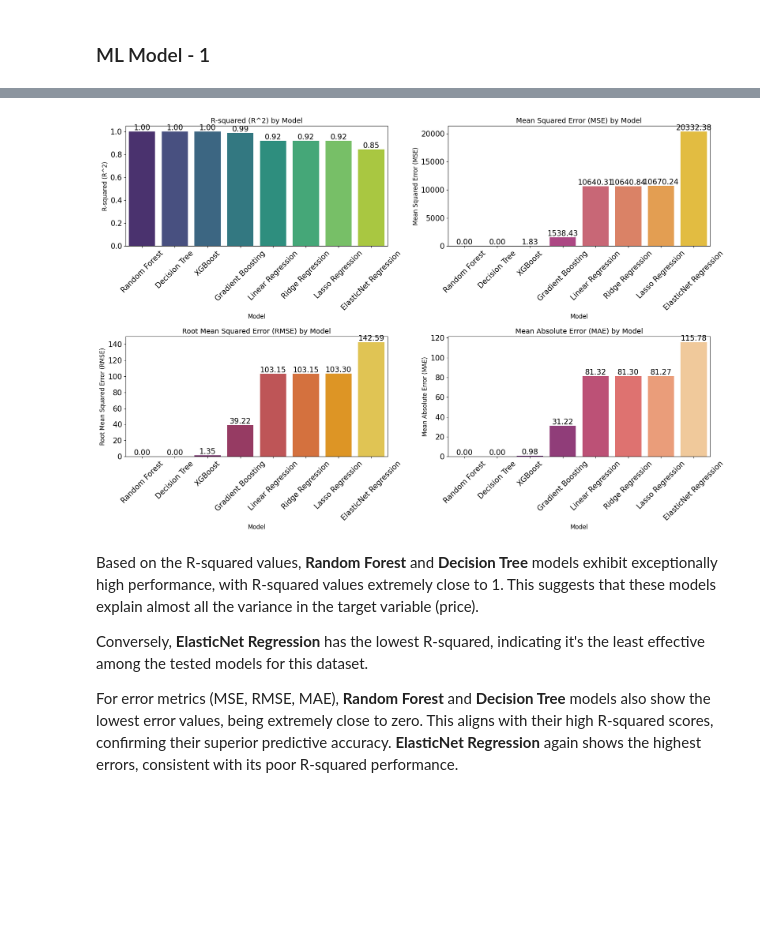
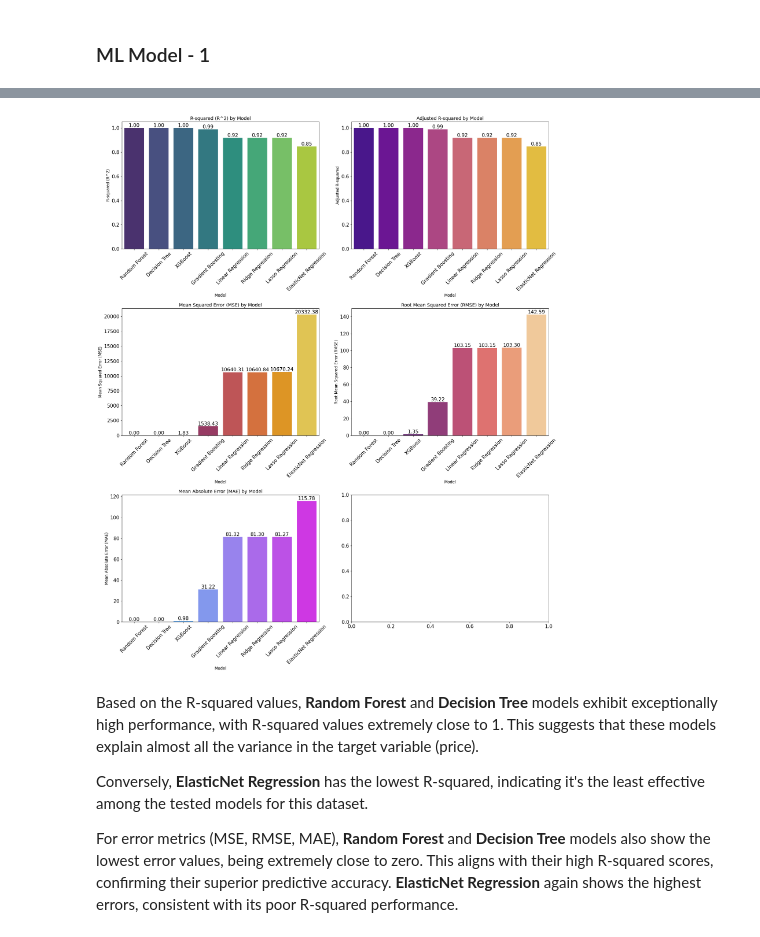
Before and after one commit to amol004/Voyage-Analytics-Integrating-MLOps-in-Travel, a Jupyter notebook: Capstone_Project_Productionization_of_ML_Systems.ipynb, the cells around one changed output, grey strips where cells are left out. Saved outputs shown, nothing was run; the diff lists cells and outputs as text; code cells hidden in the pictures; blank space fills up the shorter version.

```diff
--- a/Capstone_Project_Productionization_of_ML_Systems.ipynb
+++ b/Capstone_Project_Productionization_of_ML_Systems.ipynb
@@ -1279,14 +1279,18 @@ regression_models = {
     "Ridge Regression": Ridge(),
     "Lasso Regression": Lasso(),
     "ElasticNet Regression": ElasticNet(),
-    "Decision Tree": DecisionTreeRegressor(random_state=42),  # Added random_state for reproducibility
-    "Random Forest": RandomForestRegressor(random_state=42), # Added random_state for reproducibility
-    "Gradient Boosting": GradientBoostingRegressor(random_state=42),
-    "XGBoost": xgb.XGBRegressor(random_state=42) # Added XGBoost with random_state
+    "Decision Tree": DecisionTreeRegressor(),
+    "Random Forest": RandomForestRegressor(),
+    "Gradient Boosting": GradientBoostingRegressor(),
+    "XGBoost": xgb.XGBRegressor()
 }
 
 # List to store performance metrics for each model
 performance_records = []
+
+# Get number of samples (n) and features (p) for Adjusted R-squared calculation
+n = X_train.shape[0]
+p = X_train.shape[1]
 
 # Iterate through each model, train, predict, and evaluate
 for model_name, model_instance in regression_models.items():
@@ -1304,13 +1308,17 @@ for model_name, model_instance in regression_models.items():
     mean_abs_error = mean_absolute_error(y_test, y_prediction)
     r2_score_value = r2_score(y_test, y_prediction)
 
+    # Calculate Adjusted R-squared
+    adjusted_r2 = 1 - (1 - r2_score_value) * ((n - 1) / (n - p - 1))
+
     # Store the results in a dictionary
     performance_records.append({
         "Model": model_name,
         "Mean Squared Error (MSE)": mean_sq_error,
         "Root Mean Squared Error (RMSE)": root_mean_sq_error,
         "Mean Absolute Error (MAE)": mean_abs_error,
-        "R-squared (R^2)": r2_score_value
+        "R-squared (R^2)": r2_score_value,
+        "Adjusted R-squared": adjusted_r2
     })
 
 # Convert the list of dictionaries to a Pandas DataFrame for easy viewing
@@ -1345,27 +1353,25 @@ Training and evaluating: XGBoost
 # %%
-# Visualizing evaluation Metric Score chart
-
-fig, axes = plt.subplots(nrows=2, ncols=2, figsize=(18, 12))
+fig, axes = plt.subplots(nrows=3, ncols=2, figsize=(20, 24))
 axes = axes.flatten()
 
-metrics = ['R-squared (R^2)', 'Mean Squared Error (MSE)', 'Root Mean Squared Error (RMSE)', 'Mean Absolute Error (MAE)']
-colors = ['viridis', 'plasma', 'inferno', 'magma']
+metrics = ['R-squared (R^2)', 'Adjusted R-squared', 'Mean Squared Error (MSE)', 'Root Mean Squared Error (RMSE)', 'Mean Absolute Error (MAE)']
+colors = ['viridis', 'plasma', 'inferno', 'magma', 'cool']
 
 for i, metric in enumerate(metrics):
     sns.barplot(x='Model', y=metric, data=model_performance_df, ax=axes[i], palette=colors[i])
     axes[i].set_title(f'{metric} by Model', fontsize=14)
     axes[i].set_xlabel('Model', fontsize=12)
     axes[i].set_ylabel(metric, fontsize=12)
     axes[i].tick_params(axis='x', rotation=45)
 
     # Add numerical values on top of each bar
     for container in axes[i].containers:
         axes[i].bar_label(container, fmt='%.2f') # Format to two decimal places
 
 plt.tight_layout()
 plt.show()
 # %% [output]
-[figure, old version]
+[figure, new version]
 # %% [markdown]
 
 
```
Also changed, not shown: parts of 31 cells of this notebook.
